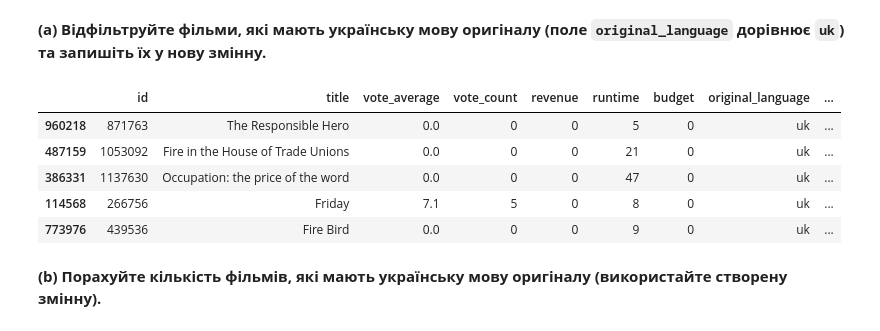
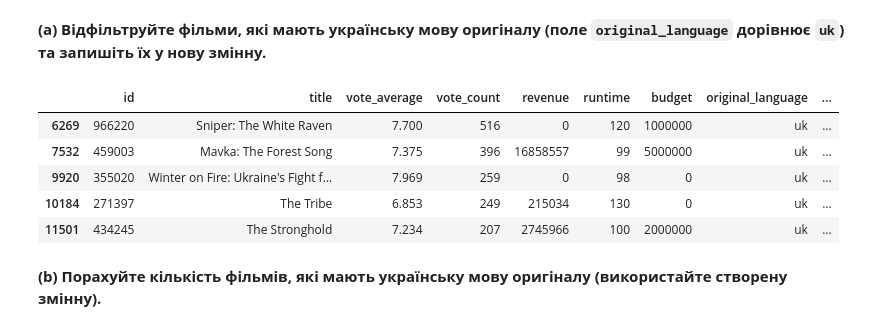
Before and after one commit to Hoksly/mis-labs, a Jupyter notebook: lab1/Lab-1.ipynb, the cells around one changed output. Drawn from its saved outputs; the diff is of its cells as text; code cells hidden in the pictures.

```diff
--- a/lab1/Lab-1.ipynb
+++ b/lab1/Lab-1.ipynb
@@ -181,14 +177,14 @@ Avengers: Age of Ultron
 __(a) Відфільтруйте фільми, які мають українську мову оригіналу (поле `original_language` дорівнює `uk`) та запишіть їх у нову змінну.__
 # %%
 ukrainian_original_language = df_filtered[df_filtered['original_language'] == 'uk'].copy()
-ukrainian_original_language.sample(5)
+ukrainian_original_language.head()
 # %% [output]
 |  | id | title | vote_average | vote_count | revenue | runtime | budget | original_language | ... |
-| 960218 | 871763 | The Responsible Hero | 0.0 | 0 | 0 | 5 | 0 | uk | ... |
-| 487159 | 1053092 | Fire in the House of Trade Unions | 0.0 | 0 | 0 | 21 | 0 | uk | ... |
-| 386331 | 1137630 | Occupation: the price of the word | 0.0 | 0 | 0 | 47 | 0 | uk | ... |
-| 114568 | 266756 | Friday | 7.1 | 5 | 0 | 8 | 0 | uk | ... |
-| 773976 | 439536 | Fire Bird | 0.0 | 0 | 0 | 9 | 0 | uk | ... |
+| 6269 | 966220 | Sniper: The White Raven | 7.700 | 516 | 0 | 120 | 1000000 | uk | ... |
+| 7532 | 459003 | Mavka: The Forest Song | 7.375 | 396 | 16858557 | 99 | 5000000 | uk | ... |
+| 9920 | 355020 | Winter on Fire: Ukraine's Fight f... | 7.969 | 259 | 0 | 98 | 0 | uk | ... |
+| 10184 | 271397 | The Tribe | 6.853 | 249 | 215034 | 130 | 0 | uk | ... |
+| 11501 | 434245 | The Stronghold | 7.234 | 207 | 2745966 | 100 | 2000000 | uk | ... |
 # %% [markdown]
 __(b) Порахуйте кількість фільмів, які мають українську мову оригіналу (використайте створену змінну).__
 # %%
```
Also changed, not shown: parts of 5 cells of this notebook, 4 other files.
